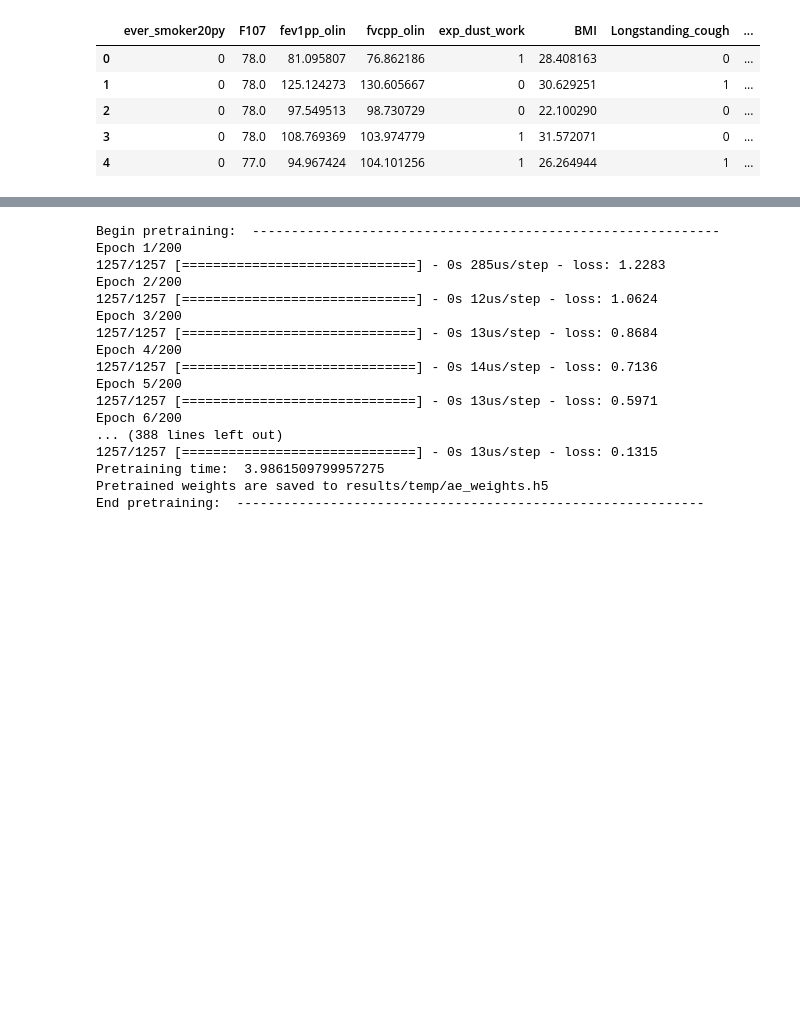
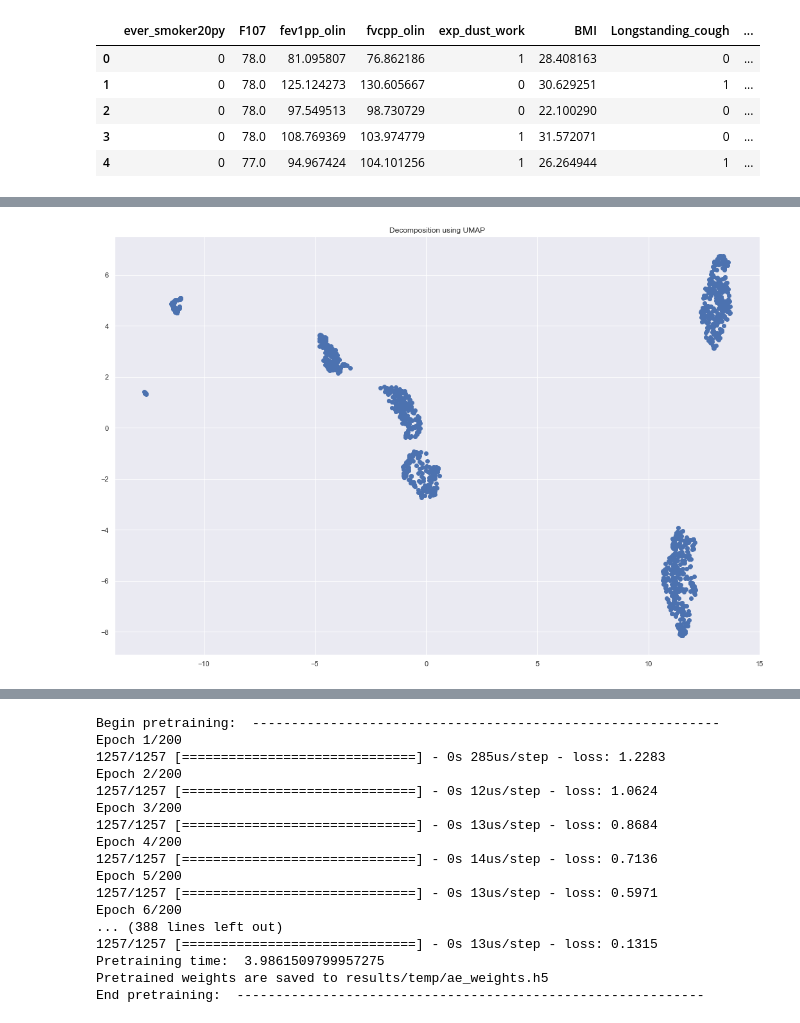
Before and after one commit to ranibasna/AirwayClusteringProject, a Jupyter notebook: Notebook_Analysis/DeepLearningClustering_Airway.ipynb, the cells around one changed output, grey strips where cells are left out. Saved outputs shown, nothing was run; the diff lists cells and outputs as text; code cells hidden in the pictures; blank space fills up the shorter version.

```diff
--- a/Notebook_Analysis/DeepLearningClustering_Airway.ipynb
+++ b/Notebook_Analysis/DeepLearningClustering_Airway.ipynb
@@ -131,0 +136,18 @@ np.unique(y_pred, return_counts=True)
+# %%
+DEC_Embedding_airway = dec_airway.encoder.predict(converted_airway)
+DEC_Embedding_airway_df = pd.DataFrame(data=DEC_Embedding_airway, columns=np.array(range(1,11)))
+DEC_Embedding_airway_df.to_csv('/Users/xbasra/Documents/Data/Airway_Clustering/Intermediate/CSV_output_data/DEC_Embedding_airway_df.csv', index= None, header = True)
+# %%
+import umap
+aue_embedding = umap.UMAP(
+    n_neighbors=30,
+    min_dist=0.1,
+    n_components=3,random_state=15
+#).fit_transform(dec_airway.encoder.predict(converted_airway))
+).fit_transform(DEC_Embedding_airway_df)
+plt.figure(figsize=(18,12))
+plt.title('Decomposition using UMAP')
+plt.scatter(aue_embedding[:,0], aue_embedding[:,1], cmap='Spectral')
+aue_embedding_num = aue_embedding.astype(np.float64)
+# %% [output]
+[figure, added]
```
Also changed, not shown: parts of 7 cells of this notebook, 23 other files.
